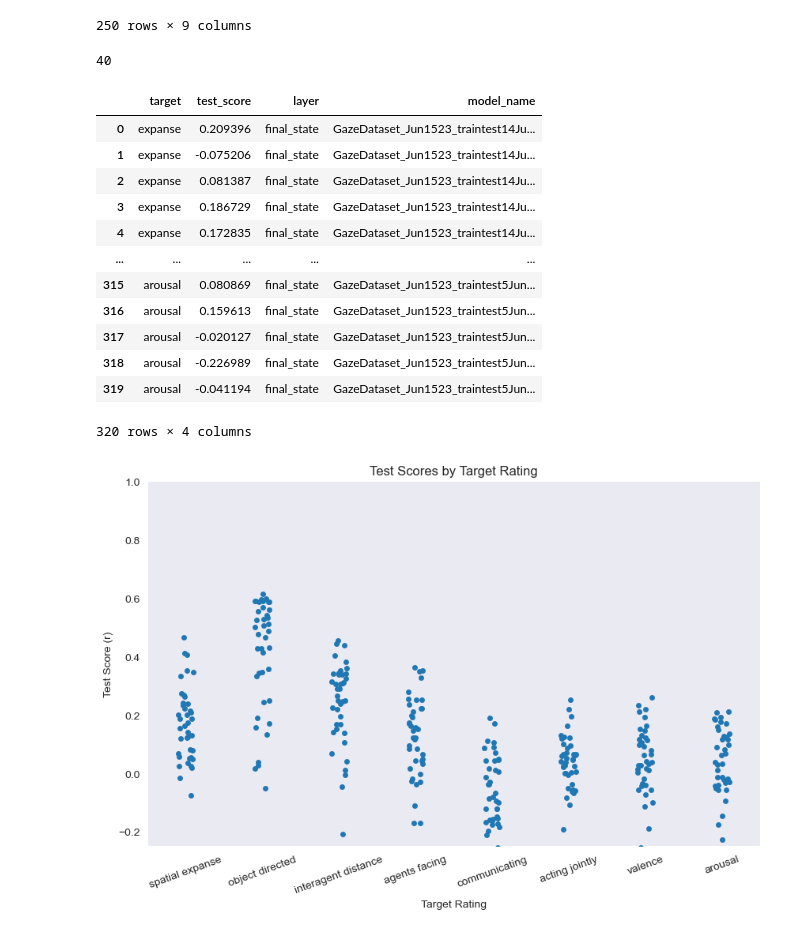
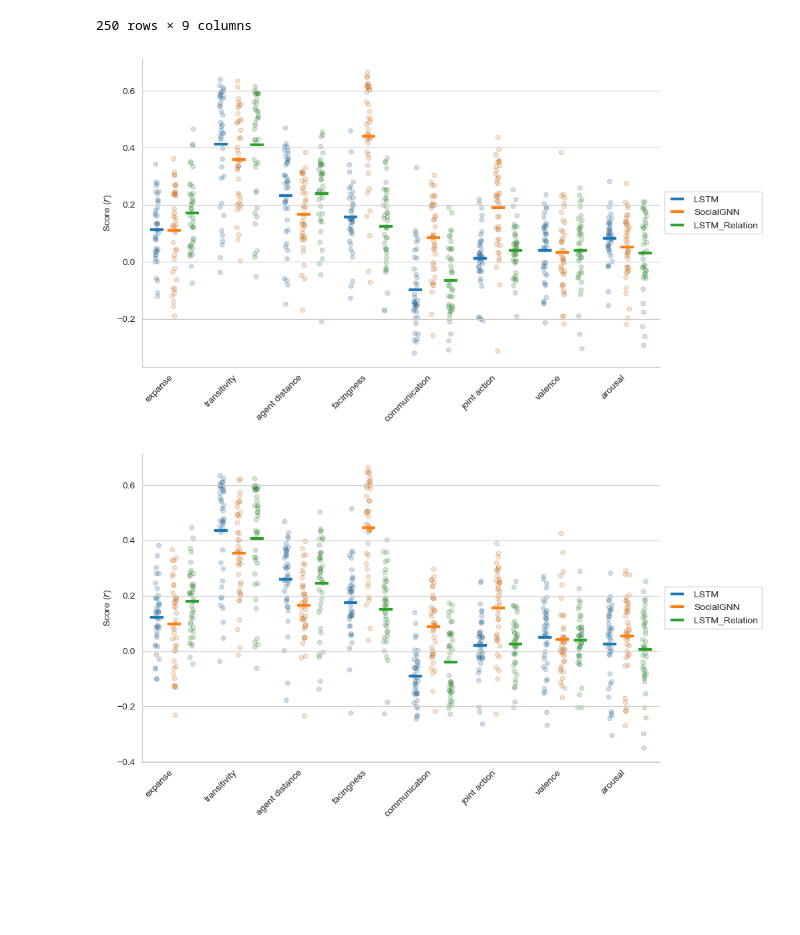
Before and after one commit to qinwenshuo/SocialGNN_encoding, a Jupyter notebook: 4.behavioral_encoding.ipynb, the cells around one changed output. Cells and saved outputs as stored; diff of their text form; code cells hidden in the pictures; blank space fills up the shorter version.

Commit message:
updated plotting and benchmarking functions

```diff
--- a/4.behavioral_encoding.ipynb
+++ b/4.behavioral_encoding.ipynb
@@ -155,55 +159,39 @@ def ridge_regression_benchmarking(target, layers, models,
     return pd.DataFrame(all_model_results)
 # %%
 target = ratings_df_sorted[ratings_of_interest].values
-layer_representations_dirs = []
-for layer in layer_selection:
-    layer_encoding_dir = os.path.join(model_encoding_dir, layer)
-    layer_representations_dirs += [i for i in os.listdir(layer_encoding_dir)]
-len(layer_representations_dirs)
-# %% [output]
-40
 # %%
-ridge_results = ridge_regression_benchmarking(target, layer_selection, layer_representations_dirs)
-ridge_results
+ridge_results = regression_benchmarking(target, layer_selections, model_selections, method = 'ridge')
+linear_results = regression_benchmarking(target, layer_selections, model_selections, method = 'least square')
-# %% [output]
-|  | target | test_score | layer | model_name |
-| 0 | expanse | 0.209396 | final_state | GazeDataset_Jun1523_traintest14Ju... |
-| 1 | expanse | -0.075206 | final_state | GazeDataset_Jun1523_traintest14Ju... |
-| 2 | expanse | 0.081387 | final_state | GazeDataset_Jun1523_traintest14Ju... |
-| 3 | expanse | 0.186729 | final_state | GazeDataset_Jun1523_traintest14Ju... |
-| 4 | expanse | 0.172835 | final_state | GazeDataset_Jun1523_traintest14Ju... |
-| ... | ... | ... | ... | ... |
-| 315 | arousal | 0.080869 | final_state | GazeDataset_Jun1523_traintest5Jun... |
-| 316 | arousal | 0.159613 | final_state | GazeDataset_Jun1523_traintest5Jun... |
-| 317 | arousal | -0.020127 | final_state | GazeDataset_Jun1523_traintest5Jun... |
-| 318 | arousal | -0.226989 | final_state | GazeDataset_Jun1523_traintest5Jun... |
-| 319 | arousal | -0.041194 | final_state | GazeDataset_Jun1523_traintest5Jun... |
-320 rows × 4 columns
 # %%
 x_labels = ['spatial expanse', 'object directed', 'interagent distance', 'agents facing', 'communicating', 'acting jointly', 'valence', 'arousal']
 
 
 # Assuming 'results_df' is the DataFrame returned by ridge_regression_benchmarking function
 def plot_mapping_results(results_df, title):
-    plt.figure(figsize=(10, 6))
+    _, ax = plt.subplots(figsize=(10,6))
+    sns.stripplot(x='feature', y='test_score', hue='model_class', data=results_df,
+                  ax=ax, dodge=True, jitter=True, linewidth=.5, alpha=0.25, zorder=0, legend=False)
+    strip_collections = ax.collections
+    sns.pointplot(x='feature', y='test_score', hue='model_class', data=results_df,
+                   dodge=.55, linestyle="none", errorbar=None,
+                  marker="_", markersize=14, markeredgewidth=3, zorder=1)
 
+    ax.spines['top'].set_visible(False)
+    ax.spines['right'].set_visible(False)
+    ticks = ax.get_xticks()
+    labels = [label.get_text() for label in ax.get_xticklabels()]
+    ax.set_xticks(ticks)
+    ax.set_xticklabels(labels, rotation=45, ha='right')
+    ax.set_xlabel('')
+    ax.set_ylabel('Score ($r$)')
+    ax.legend(loc='center left', bbox_to_anchor=(1, 0.5),
+              ncol=1, fancybox=True)
 
-    # Plot each target's test score as a scatter plot
-    sns.stripplot(x='target', y='test_score', data=results_df, jitter=True, dodge=True)
-
-    # Plot median bars
-    # sns.pointplot(data = results_df, x="target", y="test_score", linestyles='none', estimator=np.median, color='red', markers='_', errorbar=None, dodge=0.4,markeredgewid)
-
-
-    plt.title('Test Scores by Target Rating')
-    plt.xlabel('Target Rating')
-    plt.ylabel('Test Score (r)')
-    plt.ylim(-0.25, 1)
-    plt.xticks(ticks=range(len(x_labels)), labels=x_labels, rotation = 20)
-    plt.grid(False)
     plt.savefig(f'result_figures/behavioral_encoding/{title}.png')
     plt.show()
 # %%
-plot_mapping_results(ridge_results, f'ridge-{model_selection}-{"-".join(layer_selection)}')
+plot_mapping_results(ridge_results, 'ridge_beh_encoding')
+plot_mapping_results(linear_results, 'linear_beh_encoding')
 # %% [output]
-[figure, old version]
+[figure, new version]
+[figure, added]
```
Also changed, not shown: parts of 5 cells of this notebook, 1 other file.
